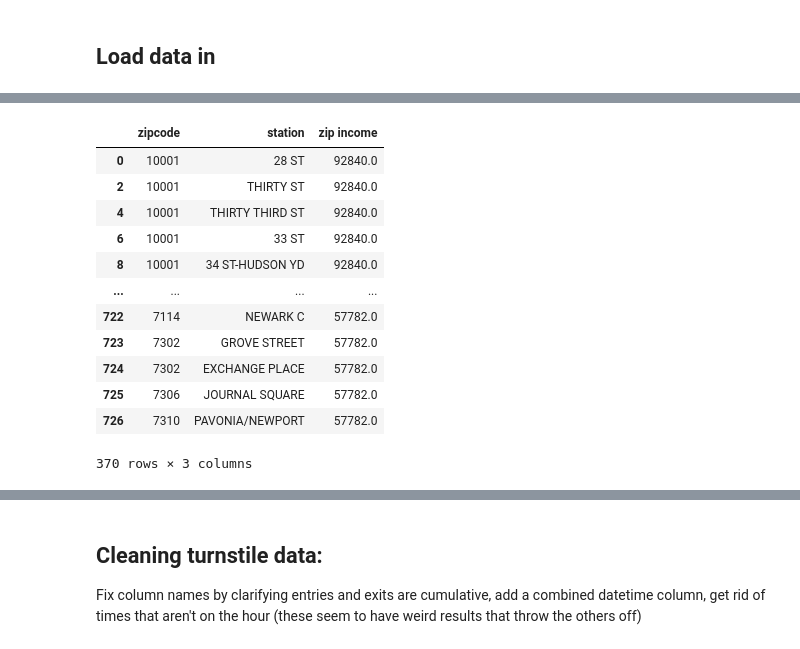
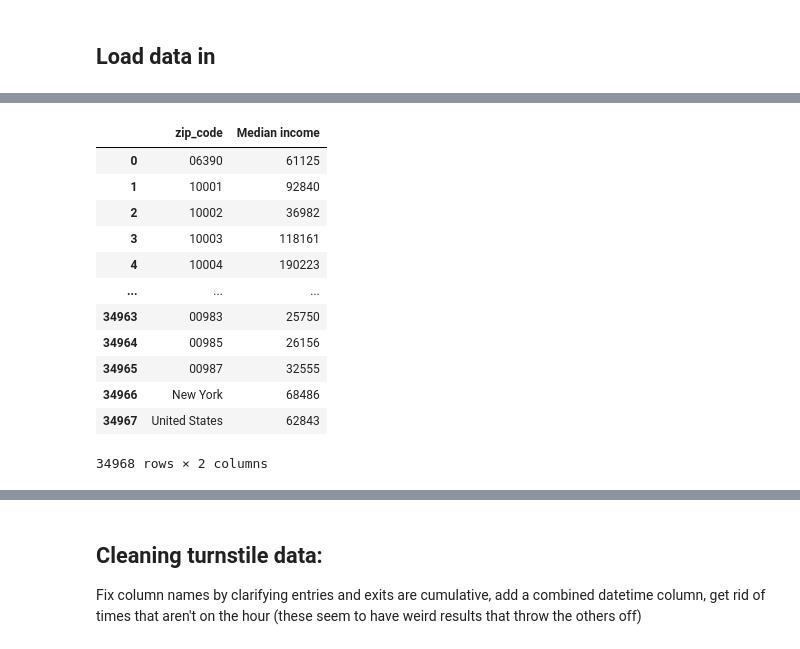
Before and after one commit to mattsegall/MTA-Project1, a Jupyter notebook: Time analysis.ipynb, the cells around one changed output, grey strips where cells are left out. Cells and saved outputs as stored; diff of their text form; code cells hidden in the pictures.

```diff
--- a/Time analysis.ipynb
+++ b/Time analysis.ipynb
@@ -29,22 +43,23 @@ income_data[income_data['zipcode']=='10119'] = '57782'
+# %%
+income_data
+# %% [output]
+|  | zip_code | Median income |
+| 0 | 06390 | 61125 |
+| 1 | 10001 | 92840 |
+| 2 | 10002 | 36982 |
+| 3 | 10003 | 118161 |
+| 4 | 10004 | 190223 |
+| ... | ... | ... |
+| 34963 | 00983 | 25750 |
+| 34964 | 00985 | 26156 |
+| 34965 | 00987 | 32555 |
+| 34966 | New York | 68486 |
+| 34967 | United States | 62843 |
+34968 rows × 2 columns
 # %%
 #Join zip code and income data
-zip_codes=zip_codes.set_index('zip_code').join(income_data.set_index('zipcode'))\
+zip_codes=zip_codes.set_index('zip_code').join(income_data.set_index('zip_code'))\
                    .reset_index().drop_duplicates(subset=['station'])
 zip_codes.rename(columns = {'index': 'zipcode', 'Median income': 'zip income'},inplace=True)
+zip_codes.fillna('57782', inplace=True)
 zip_codes['zip income']=zip_codes['zip income'].astype('float')
-zip_codes.fillna(57782, inplace=True)
-zip_codes
-# %% [output]
-|  | zipcode | station | zip income |
-| 0 | 10001 | 28 ST | 92840.0 |
-| 2 | 10001 | THIRTY ST | 92840.0 |
-| 4 | 10001 | THIRTY THIRD ST | 92840.0 |
-| 6 | 10001 | 33 ST | 92840.0 |
-| 8 | 10001 | 34 ST-HUDSON YD | 92840.0 |
-| ... | ... | ... | ... |
-| 722 | 7114 | NEWARK C | 57782.0 |
-| 723 | 7302 | GROVE STREET | 57782.0 |
-| 724 | 7302 | EXCHANGE PLACE | 57782.0 |
-| 725 | 7306 | JOURNAL SQUARE | 57782.0 |
-| 726 | 7310 | PAVONIA/NEWPORT | 57782.0 |
-370 rows × 3 columns
```
Also changed, not shown: parts of 7 cells of this notebook, 1 other file.
